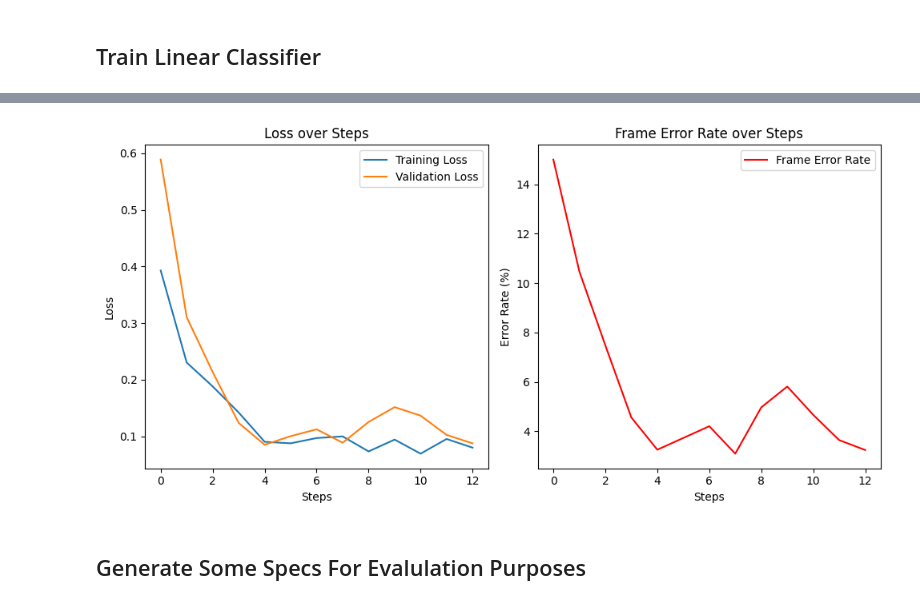
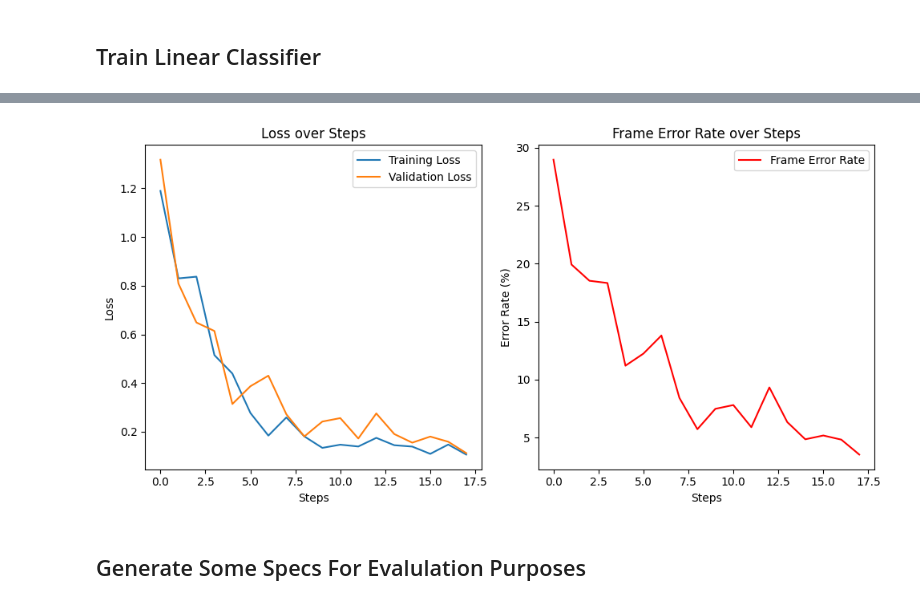
Before and after one commit to georgevenven/tweety_bert, a Jupyter notebook: linear_decoder_prototyping.ipynb, the cells around one changed output, grey strips where cells are left out. Drawn from its saved outputs; the diff is of its cells as text; code cells hidden in the pictures.

```diff
--- a/linear_decoder_prototyping.ipynb
+++ b/linear_decoder_prototyping.ipynb
@@ -141,9 +141,9 @@ test_loader = DataLoader(test_dataset, batch_size=48, shuffle=True, collate_fn=c
 # %%
 from linear_probe import LinearProbeModel, LinearProbeTrainer
 
-classifier_model = LinearProbeModel(num_classes=num_classes, model_type="neural_net", model=tweety_bert_model, freeze_layers=True, layer_num=-2, layer_id="attention_output", classifier_dims=196)
+classifier_model = LinearProbeModel(num_classes=num_classes, model_type="neural_net", model=tweety_bert_model, freeze_layers=True, layer_num=-1, layer_id="embedding", classifier_dims=196)
 classifier_model = classifier_model.to(device)
 # %%
-trainer = LinearProbeTrainer(model=classifier_model, train_loader=train_loader, test_loader=test_loader, device=device, lr=1e-4, plotting=True, batches_per_eval=25, desired_total_batches=900, patience=8)
+trainer = LinearProbeTrainer(model=classifier_model, train_loader=train_loader, test_loader=test_loader, device=device, lr=1e-5, plotting=True, batches_per_eval=50, desired_total_batches=900, patience=8)
 trainer.train()
 # %% [output]
@@ -163,3 +168,3 @@ Early stopping triggered
-[figure, old version]
+[figure, new version]
 # %% [markdown]
 ## Generate Some Specs For Evalulation Purposes
```
Also changed, not shown: parts of 4 cells of this notebook, 1 other file.
